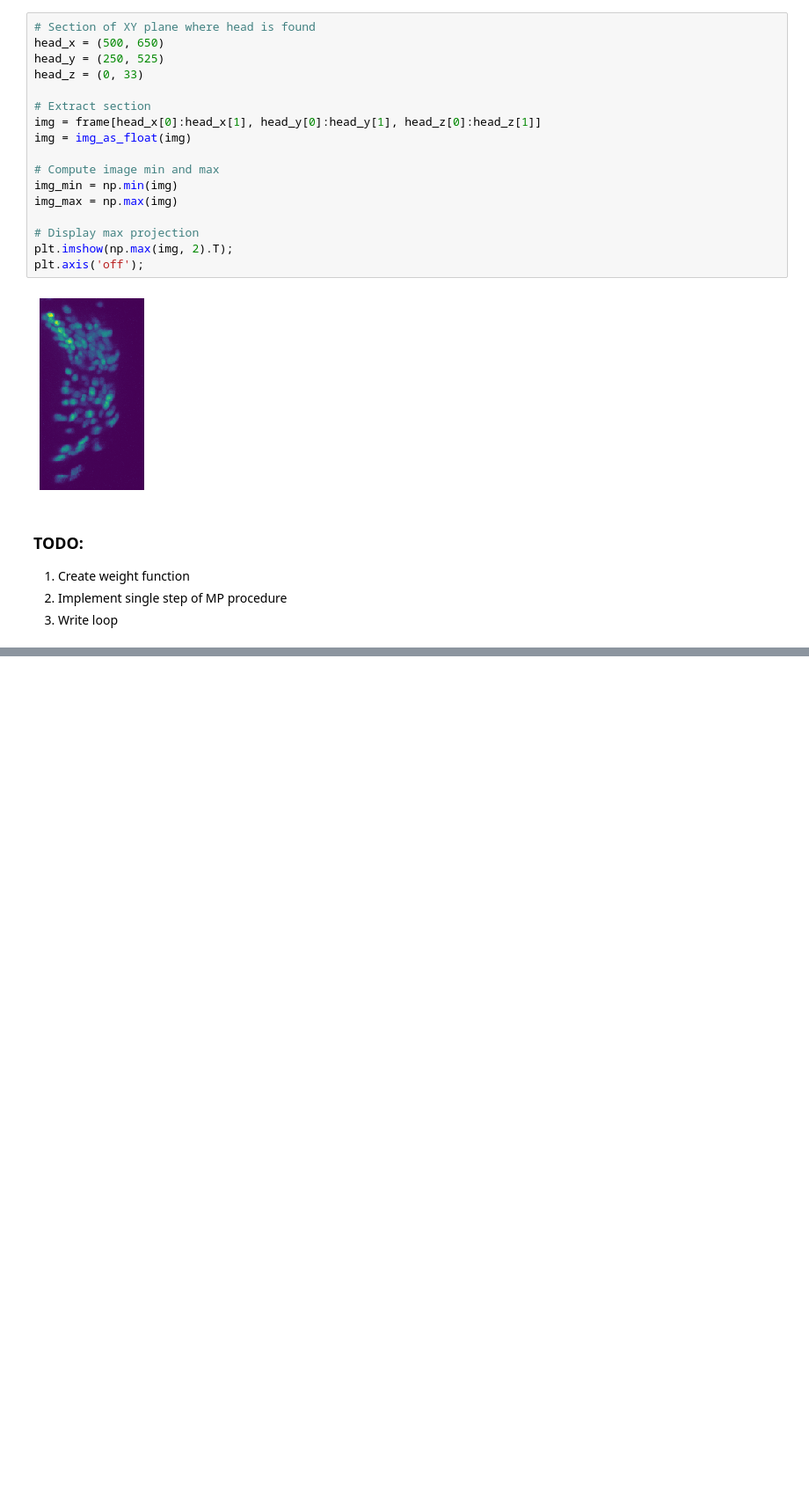
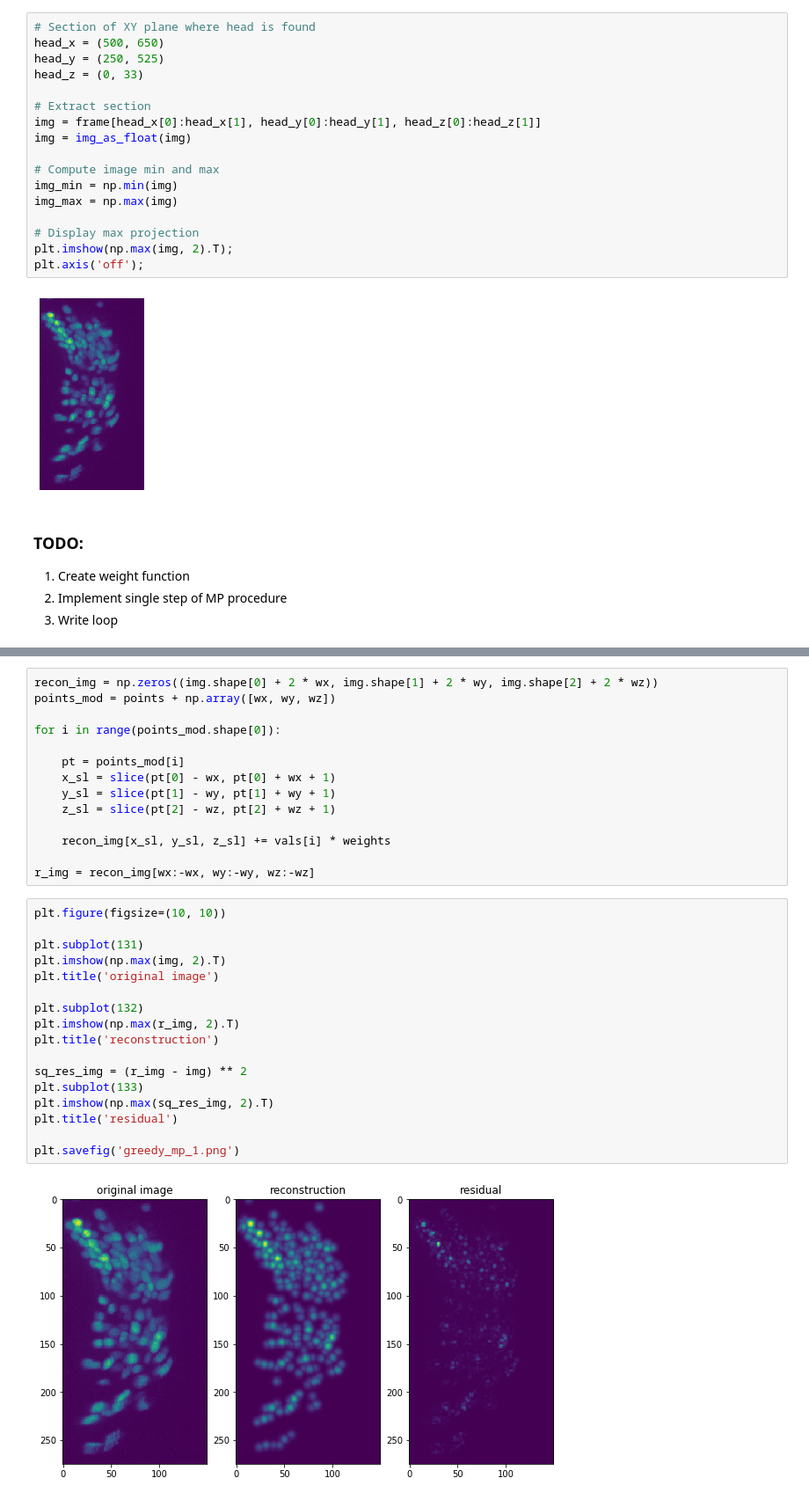
Before and after one commit to evarol/ot_tracking, a Jupyter notebook: python/notebooks/decompose_mp.ipynb, the cells around one changed output, grey strips where cells are left out. Shown at 88% size. Cells and saved outputs as stored; diff of their text form; blank space fills up the shorter version.

```diff
--- a/python/notebooks/decompose_mp.ipynb
+++ b/python/notebooks/decompose_mp.ipynb
@@ -139,0 +180,33 @@ def matching_pursuit(img, weights, n_iter):
+# %%
+recon_img = np.zeros((img.shape[0] + 2 * wx, img.shape[1] + 2 * wy, img.shape[2] + 2 * wz))
+points_mod = points + np.array([wx, wy, wz])
+
+for i in range(points_mod.shape[0]):
+
+    pt = points_mod[i]
+    x_sl = slice(pt[0] - wx, pt[0] + wx + 1)
+    y_sl = slice(pt[1] - wy, pt[1] + wy + 1)
+    z_sl = slice(pt[2] - wz, pt[2] + wz + 1)
+
+    recon_img[x_sl, y_sl, z_sl] += vals[i] * weights
+
+r_img = recon_img[wx:-wx, wy:-wy, wz:-wz]
+# %%
+plt.figure(figsize=(10, 10))
+
+plt.subplot(131)
+plt.imshow(np.max(img, 2).T)
+plt.title('original image')
+
+plt.subplot(132)
+plt.imshow(np.max(r_img, 2).T)
+plt.title('reconstruction')
+
+sq_res_img = (r_img - img) ** 2
+plt.subplot(133)
+plt.imshow(np.max(sq_res_img, 2).T)
+plt.title('residual')
+
+plt.savefig('greedy_mp_1.png')
+# %% [output]
+[figure, added]
```
Also changed, not shown: parts of 5 cells of this notebook.
